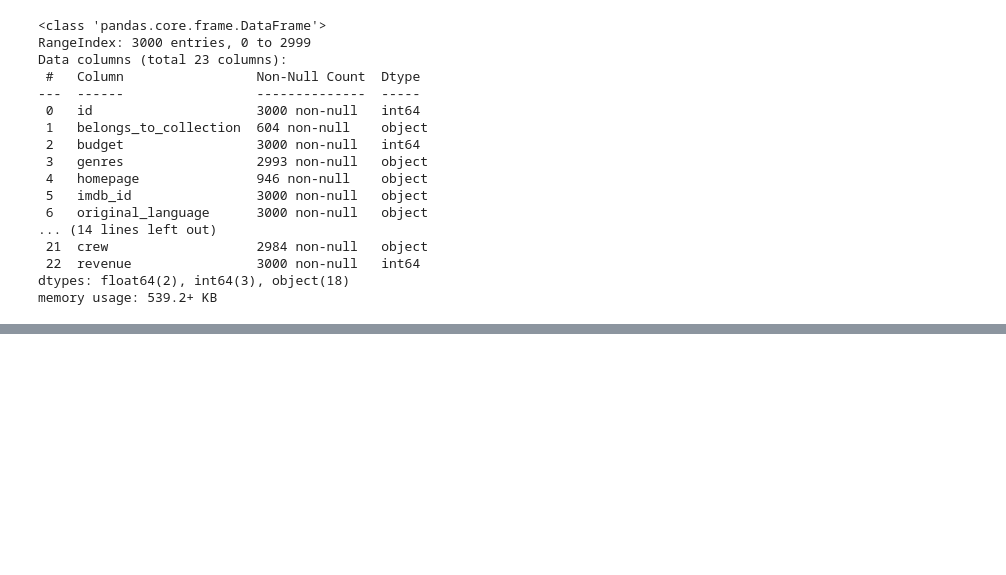
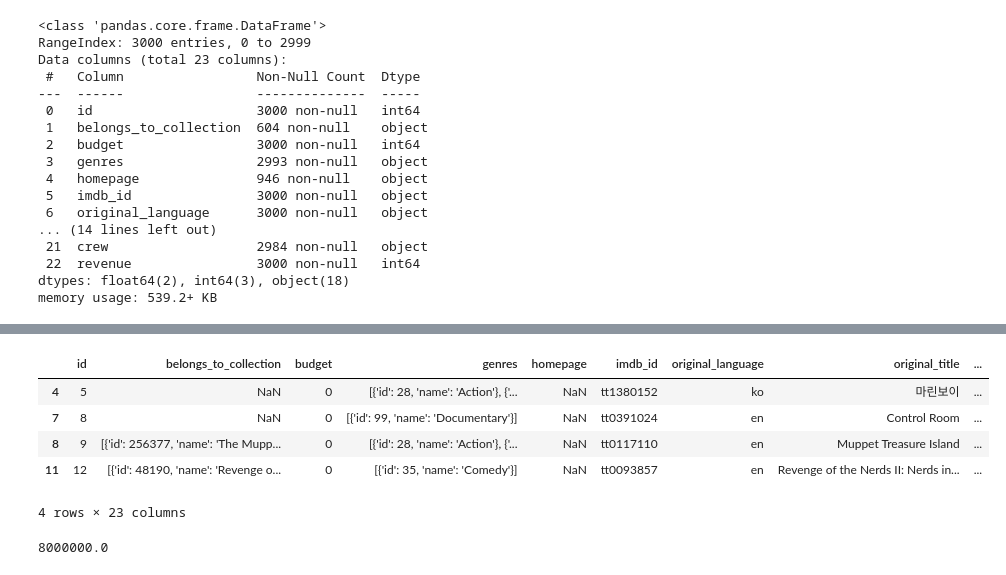
Before and after one commit to kiranmhaske100/Data-wrangling_IDBA, a Jupyter notebook: Data Wrangling _IMDBA Data set.ipynb, the cells around one changed output, grey strips where cells are left out. Cells and saved outputs as stored; diff of their text form; code cells hidden in the pictures; blank space fills up the shorter version.

Commit message:
data loading and started data cleaning upto budget

```diff
--- a/Data Wrangling _IMDBA Data set.ipynb
+++ b/Data Wrangling _IMDBA Data set.ipynb
@@ -70,0 +107,12 @@ memory usage: 539.2+ KB
+# %%
+def convert_to_list(str):
+    return eval(str)                         #....eval fun evaluate str into python statement
+# %%
+# applying this fun only to non null rows of cast column
+df.loc[~df['cast'].isna(),'cast'] = df.loc[~df['cast'].isna(),'cast'].apply(convert_to_list)
+# %%
+# same for crew column
+df.loc[~df['crew'].isna(),'crew'] = df.loc[~df['crew'].isna(),'crew'].apply(convert_to_list)
+# %%
+df_new = df.copy()
+df_new.head(2)
@@ -70,0 +144,13 @@ memory usage: 539.2+ KB
+# %%
+df_new[df_new['budget']==0].head(4)
+# %% [output]
+|  | id | belongs_to_collection | budget | genres | homepage | imdb_id | original_language | original_title | ... |
+| 4 | 5 | NaN | 0 | [{'id': 28, 'name': 'Action'}, {'... | NaN | tt1380152 | ko | 마린보이 | ... |
+| 7 | 8 | NaN | 0 | [{'id': 99, 'name': 'Documentary'}] | NaN | tt0391024 | en | Control Room | ... |
+| 8 | 9 | [{'id': 256377, 'name': 'The Mupp... | 0 | [{'id': 28, 'name': 'Action'}, {'... | NaN | tt0117110 | en | Muppet Treasure Island | ... |
+| 11 | 12 | [{'id': 48190, 'name': 'Revenge o... | 0 | [{'id': 35, 'name': 'Comedy'}] | NaN | tt0093857 | en | Revenge of the Nerds II: Nerds in... | ... |
+4 rows × 23 columns
+# %%
+df['budget'].median()
+# %% [output]
+8000000.0
```
Also changed, not shown: parts of 8 cells of this notebook.
